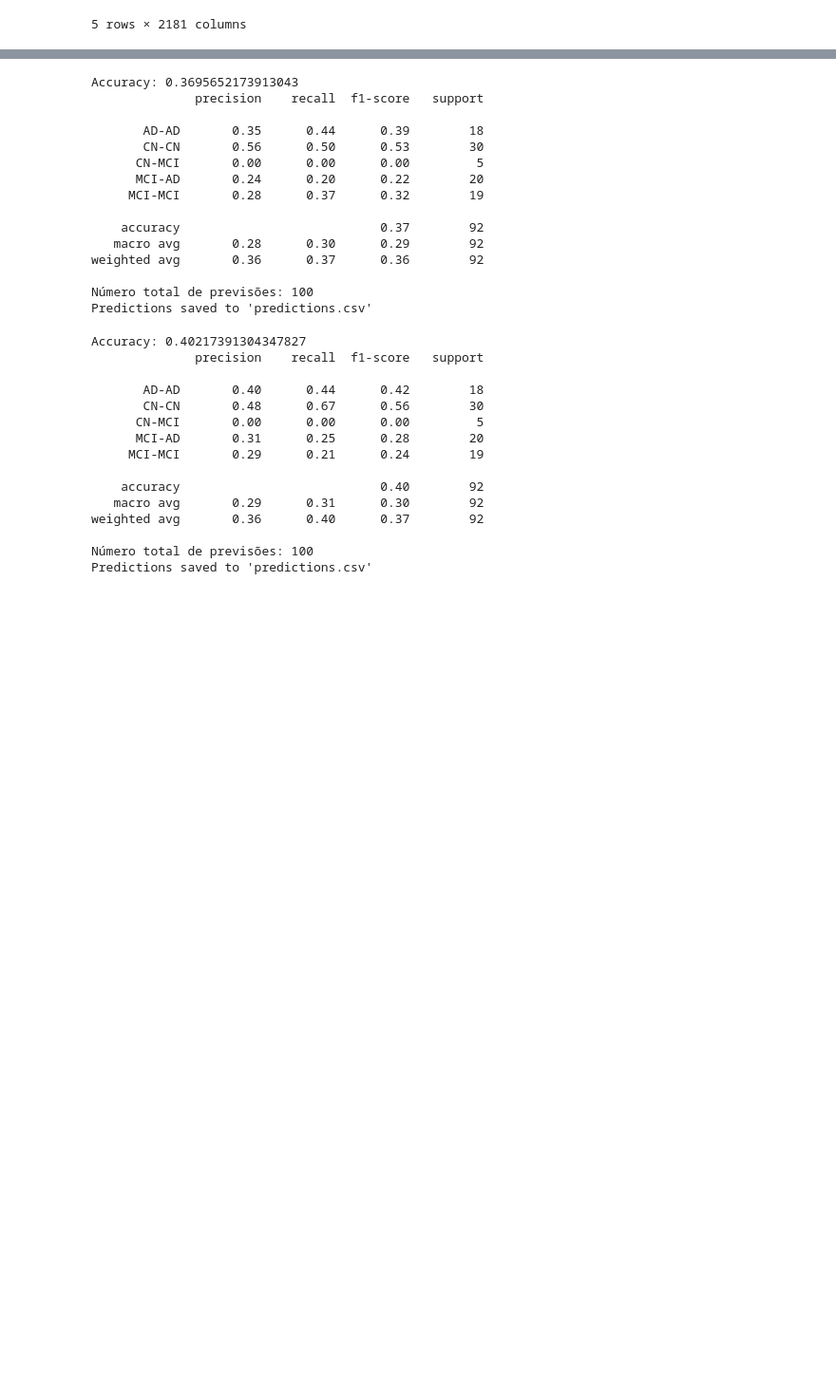
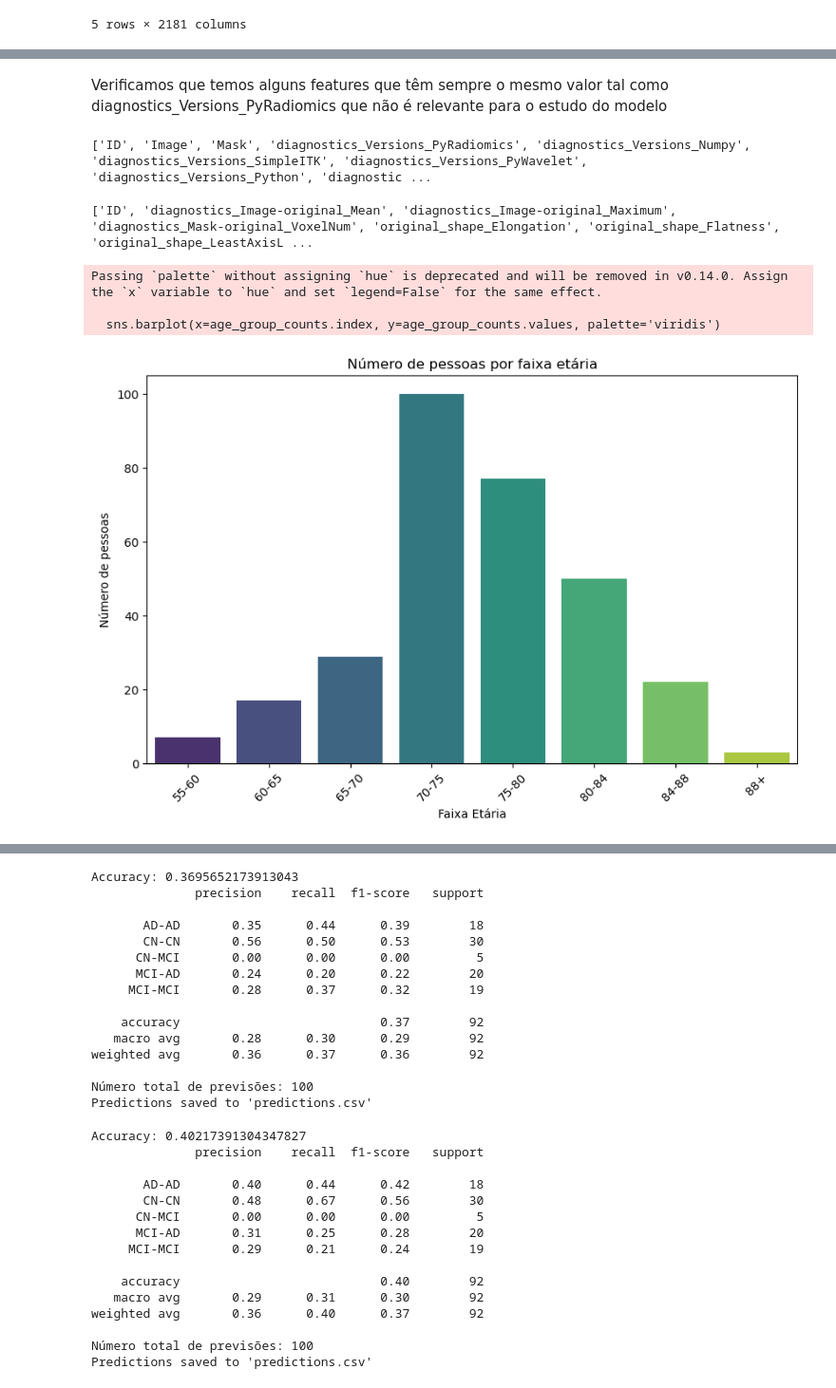
Before and after one commit to Jp1823/Projeto_DAA, a Jupyter notebook: ScriptsDAA/Data_Analysis.ipynb, the cells around one changed output, grey strips where cells are left out. Shown at 95% size. Cells and saved outputs as stored; diff of their text form; code cells hidden in the pictures; blank space fills up the shorter version.

```diff
--- a/ScriptsDAA/Data_Analysis.ipynb
+++ b/ScriptsDAA/Data_Analysis.ipynb
@@ -36,0 +53,2 @@ display(hipp_train)
+# %% [markdown]
+Verificamos que temos alguns features que têm sempre o mesmo valor tal como diagnostics_Versions_PyRadiomics que não é relevante para o estudo do modelo
@@ -36,0 +57,44 @@ display(hipp_train)
+# %%
+#Ver todas as colunas
+columns_list = df.columns.tolist()
+print(columns_list)
+# %% [output]
+['ID', 'Image', 'Mask', 'diagnostics_Versions_PyRadiomics', 'diagnostics_Versions_Numpy', 'diagnostics_Versions_SimpleITK', 'diagnostics_Versions_PyWavelet', 'diagnostics_Versions_Python', 'diagnostic ...
+# %%
+
+#Atençao isto é só para testar o split, depois temos de fazer o split com o dataset todo
+colunas_remover = ['Image', 'diagnostics_Image-original_Hash', 'diagnostics_Mask-original_Hash',
+                   'diagnostics_Mask-original_BoundingBox', 'diagnostics_Mask-original_CenterOfMassIndex',
+                   'diagnostics_Mask-original_CenterOfMass', 'Mask']
+df = df.drop(columns=colunas_remover, errors='ignore').loc[:, df.nunique() > 1]
+hipp_test = hipp_test.drop(columns=colunas_remover, errors='ignore').loc[:, hipp_test.nunique() > 1]
+# %%
+columns_list = df.columns.tolist()
+print(columns_list)
+# %% [output]
+['ID', 'diagnostics_Image-original_Mean', 'diagnostics_Image-original_Maximum', 'diagnostics_Mask-original_VoxelNum', 'original_shape_Elongation', 'original_shape_Flatness', 'original_shape_LeastAxisL ...
+# %%
+#Numero de pessoas por idade
+
+bins = [55, 60, 65, 70, 75, 80, 84, 88, np.inf]  # Define the edges of the bins
+labels = ['55-60', '60-65', '65-70', '70-75', '75-80', '80-84', '84-88','88+']  # Labels for the bins
+
+# Create the AgeRange column using pd.cut
+df['AgeRange'] = pd.cut(df['Age'], bins=bins, labels=labels, right=True)
+
+# Count the number of people in each bin
+age_group_counts = df['AgeRange'].value_counts().sort_index()
+
+# Plot the data
+plt.figure(figsize=(10, 6))
+sns.barplot(x=age_group_counts.index, y=age_group_counts.values, palette='viridis')
+plt.title('Número de pessoas por faixa etária')
+plt.xlabel('Faixa Etária')
+plt.ylabel('Número de pessoas')
+plt.xticks(rotation=45)
+plt.show()
+# %% [output]
+Passing `palette` without assigning `hue` is deprecated and will be removed in v0.14.0. Assign the `x` variable to `hue` and set `legend=False` for the same effect.
+
+  sns.barplot(x=age_group_counts.index, y=age_group_counts.values, palette='viridis')
+[figure, added]
```
Also changed, not shown: parts of 13 cells of this notebook, 5 other files.
